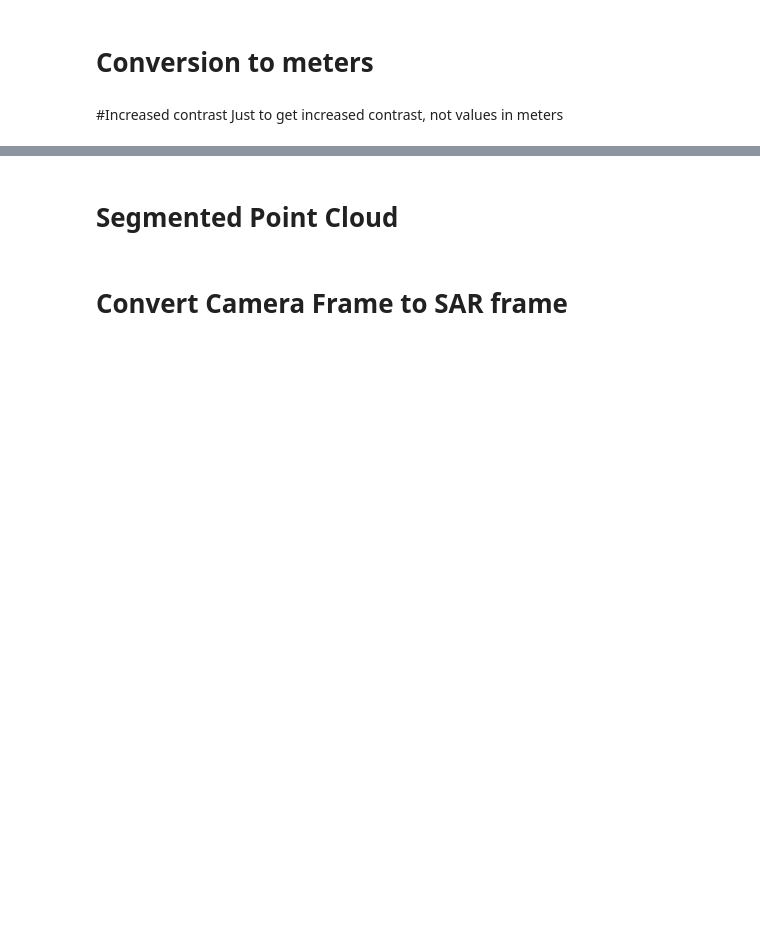
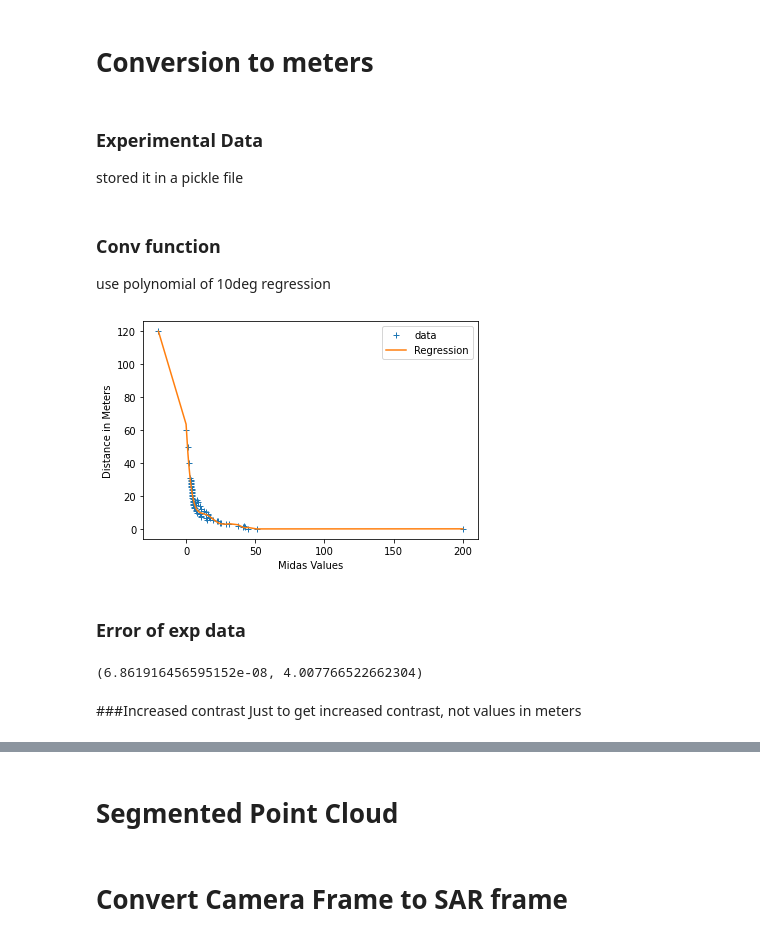
Before and after one commit to omprabhu98/MEngCapstone2022, a Jupyter notebook: SAR+Camera_Fusion/SAR_and_Camera_PointCloud_CombinedCode_26April.ipynb, the cells around one changed output, grey strips where cells are left out. Cells and saved outputs as stored; diff of their text form; code cells hidden in the pictures; blank space fills up the shorter version.

```diff
--- a/SAR+Camera_Fusion/SAR_and_Camera_PointCloud_CombinedCode_26April.ipynb
+++ b/SAR+Camera_Fusion/SAR_and_Camera_PointCloud_CombinedCode_26April.ipynb
@@ -327,3 +481,6 @@ Capstone-Updated  sample_data
 # %% [markdown]
 # Conversion to meters
+# %% [markdown]
+### Experimental Data
+stored it in a pickle file
 # %%
@@ -412,3 +573,41 @@ conv=sp.interpolate.interp1d(X, Y, kind='linear')
+# %% [markdown]
+### Conv function
+use polynomial of 10deg regression
+# %%
+#read pickle file of the experimental measurements
+file_name="data_midas_2_meter_0.pkl"
+df2 = pd.read_pickle(file_name)
+X_conv_2_mt = df2['Midas Values'].to_numpy()
+Y_conv_2_mt = df2['Meters'].to_numpy()
+
+
+conv = np.poly1d(np.polyfit(X_conv_2_mt, Y_conv_2_mt, 10))
+
+
+plt.plot(X_conv_2_mt, Y_conv_2_mt, '+', X_conv_2_mt, conv(X_conv_2_mt), '-')
+plt.xlabel('Midas Values')
+plt.ylabel('Distance in Meters')
+plt.legend(['data', 'Regression'], loc = 'best')
+
+plt.show()
+# %% [output]
+[figure, added]
+# %% [markdown]
+### Error of exp data
+# %%
+#code to determine the mean of the error and the variance of the error
+def Mean_Var_exp(X,Y):
+  Var_err_exp = 0
+  Mean_err_exp = 0
+  nb_points = len(X)
+  for i in range(nb_points):
+    Mean_err_exp += (Y[i]-conv(X[i]))/ nb_points
+  for i in range(nb_points):
+    Var_err_exp += (Y[i]-conv(X[i])-Mean_err_exp)**2/ nb_points
+  return Mean_err_exp, Var_err_exp
+Mean_Var_exp(X_conv_2_mt,Y_conv_2_mt)
+# %% [output]
+(6.861916456595152e-08, 4.007766522662304)
 # %% [markdown]
-#Increased contrast
+###Increased contrast
 Just to get increased contrast, not values in meters
```
Also changed, not shown: parts of 23 cells of this notebook.
